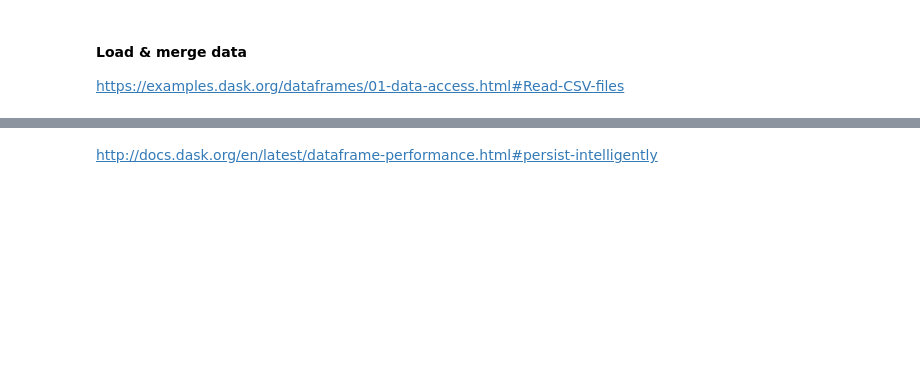
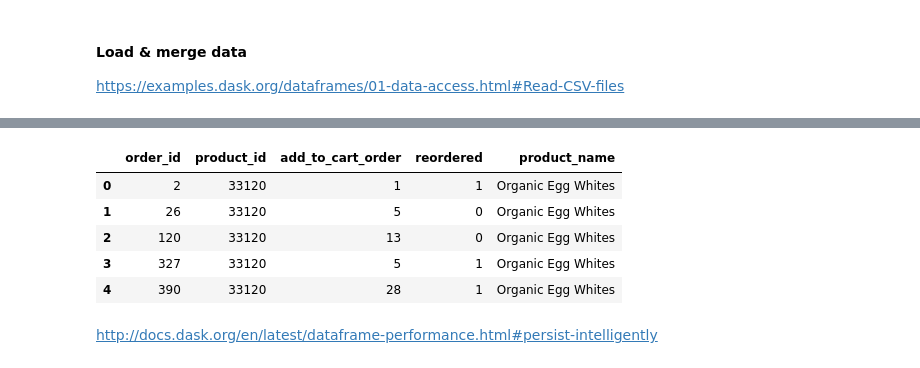
Before and after one commit to bloominstituteoftechnology/DS-Unit-3-Sprint-3-Big-Data, a Jupyter notebook: module1-aws-sagemaker/LS_DS_331_AWS_SageMaker.ipynb, the cells around one changed output, grey strips where cells are left out. Cells and saved outputs as stored; diff of their text form; code cells hidden in the pictures; blank space fills up the shorter version.

```diff
--- a/module1-aws-sagemaker/LS_DS_331_AWS_SageMaker.ipynb
+++ b/module1-aws-sagemaker/LS_DS_331_AWS_SageMaker.ipynb
@@ -114,0 +277,7 @@ https://examples.dask.org/dataframes/01-data-access.html#Read-CSV-files
+# %%
+%%time
+order_products = dd.concat([
+    dd.read_csv('order_products__prior.csv'),
+    dd.read_csv('order_products__train.csv')])
+
+order_products.info()
@@ -114,0 +298,3 @@ https://examples.dask.org/dataframes/01-data-access.html#Read-CSV-files
+# %%
+products = dd.read_csv('products.csv')
+products.info()
@@ -114,0 +314,3 @@ https://examples.dask.org/dataframes/01-data-access.html#Read-CSV-files
+# %%
+%%time
+order_products = dd.merge(order_products, products[['product_id', 'product_name']])
@@ -115,2 +320,11 @@ https://examples.dask.org/dataframes/01-data-access.html#Read-CSV-files
+# %%
+order_products.head()
+# %% [output]
+|  | order_id | product_id | add_to_cart_order | reordered | product_name |
+| 0 | 2 | 33120 | 1 | 1 | Organic Egg Whites |
+| 1 | 26 | 33120 | 5 | 0 | Organic Egg Whites |
+| 2 | 120 | 33120 | 13 | 0 | Organic Egg Whites |
+| 3 | 327 | 33120 | 5 | 1 | Organic Egg Whites |
+| 4 | 390 | 33120 | 28 | 1 | Organic Egg Whites |
 # %% [markdown]
 http://docs.dask.org/en/latest/dataframe-performance.html#persist-intelligently
```
Also changed, not shown: parts of 34 cells of this notebook.
